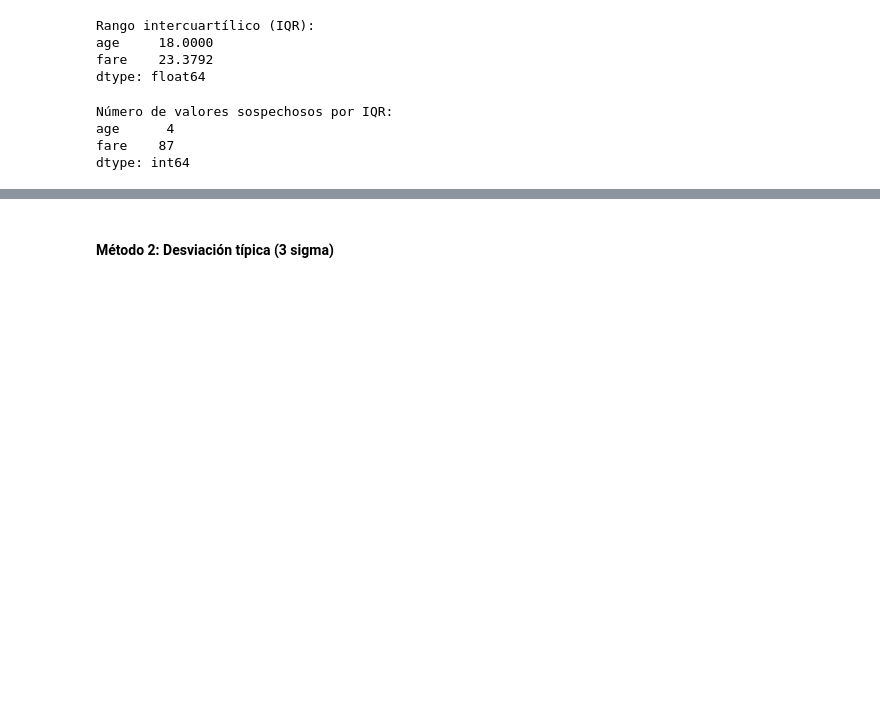
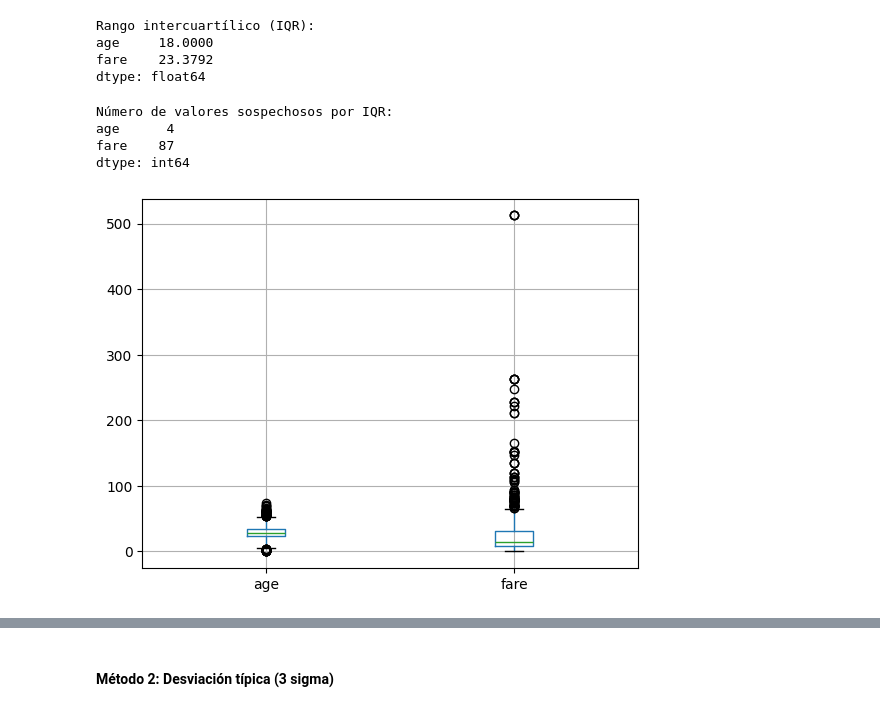
Before and after one commit to duvan1026/Titanic_Big_Data, a Jupyter notebook: ABD_CastroBautistaDuvanDario.ipynb, the cells around one changed output, grey strips where cells are left out. Drawn from its saved outputs; the diff is of its cells as text; code cells hidden in the pictures; blank space fills up the shorter version.

```diff
--- a/ABD_CastroBautistaDuvanDario.ipynb
+++ b/ABD_CastroBautistaDuvanDario.ipynb
@@ -1021,3 +1163,8 @@ Número de valores sospechosos por IQR:
 age      4
 fare    87
 dtype: int64
+# %%
+X_train_num_temp.boxplot(column=['age', 'fare'])
+plt.show()
+# %% [output]
+[figure, added]
```
Also changed, not shown: parts of 94 cells of this notebook.
